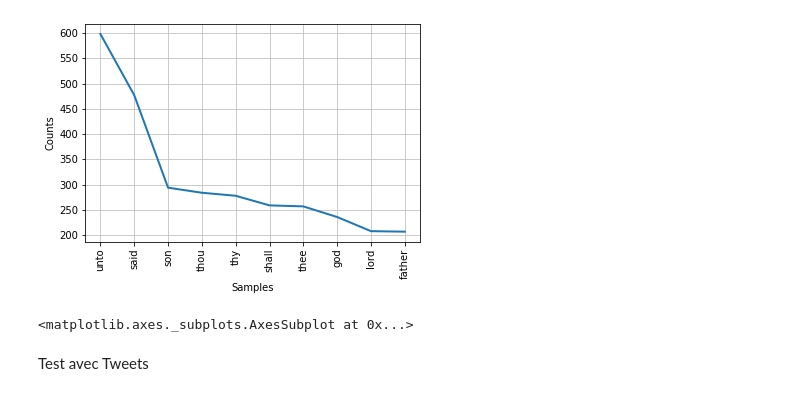
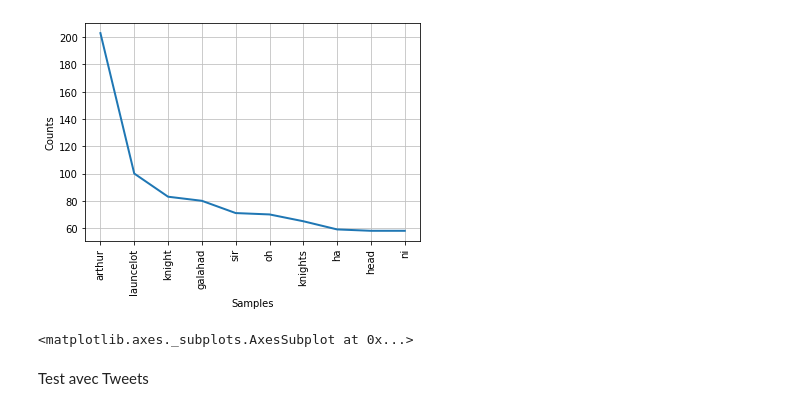
Before and after one commit to paulinegloumeau/BNPP_Sentiment_Analysis, a Jupyter notebook: Test NLTK.ipynb, the cells around one changed output. Saved outputs shown, nothing was run; the diff lists cells and outputs as text; code cells hidden in the pictures.

```diff
--- a/Test NLTK.ipynb
+++ b/Test NLTK.ipynb
@@ -1,35 +1,43 @@
 # %%
 from nltk.corpus import stopwords # Import the stop word list
 from nltk.stem.snowball import SnowballStemmer
 from nltk.stem import WordNetLemmatizer
 from nltk.tokenize import word_tokenize
 from nltk.corpus import brown
 from bs4 import BeautifulSoup
 from nltk.book import *
 import pandas as pd
 import os
 import re
 import xml.etree.ElementTree as et
 import matplotlib.pyplot as plt
 import sklearn
+import nltk
+
 
 stemmer = SnowballStemmer('english')
 lemmer = WordNetLemmatizer()
 
+tags = ['FW','JJ','JJR','JJS','NN','NNS','NNP','NNPS','RBR','RBS','UH','VB','VBD','VBG','VBN','VBP','VBZ']
 
 
 def Description_to_words(raw_Description):
     Description_text = BeautifulSoup(raw_Description).get_text()
     letters_only = re.sub("[^\w\s]", " ", Description_text)
+    letters_only = re.sub(" \d+", " ", letters_only)
     words = word_tokenize(letters_only.lower())
-    stops = set(stopwords.words("english"))
-    meaningful_words = [w for w in words if not w in stops]
-    return ' '.join([lemmer.lemmatize(w) for w in meaningful_words])
-text_clean = Description_to_words(str(text3[:]))
-fdist1 = FreqDist(text_clean.split(' '))
+    meaningful_words = []
+    for word_tagged in nltk.pos_tag(words) :
+        if word_tagged[1] in tags:
+            meaningful_words.append(word_tagged[0])
+    stops = set(stopwords_tweets)
+    meaningful_words = [w for w in meaningful_words if not w in stops]
+    return meaningful_words
+text_clean = Description_to_words(str(text6[:]))
+fdist1 = FreqDist(text_clean)
 fdist1.plot(10)
 # %% [output]
-[figure, old version]
+[figure, new version]
 <matplotlib.axes._subplots.AxesSubplot at 0x...>
 # %% [markdown]
 Test avec Tweets
```
Also changed, not shown: parts of 9 cells of this notebook.
